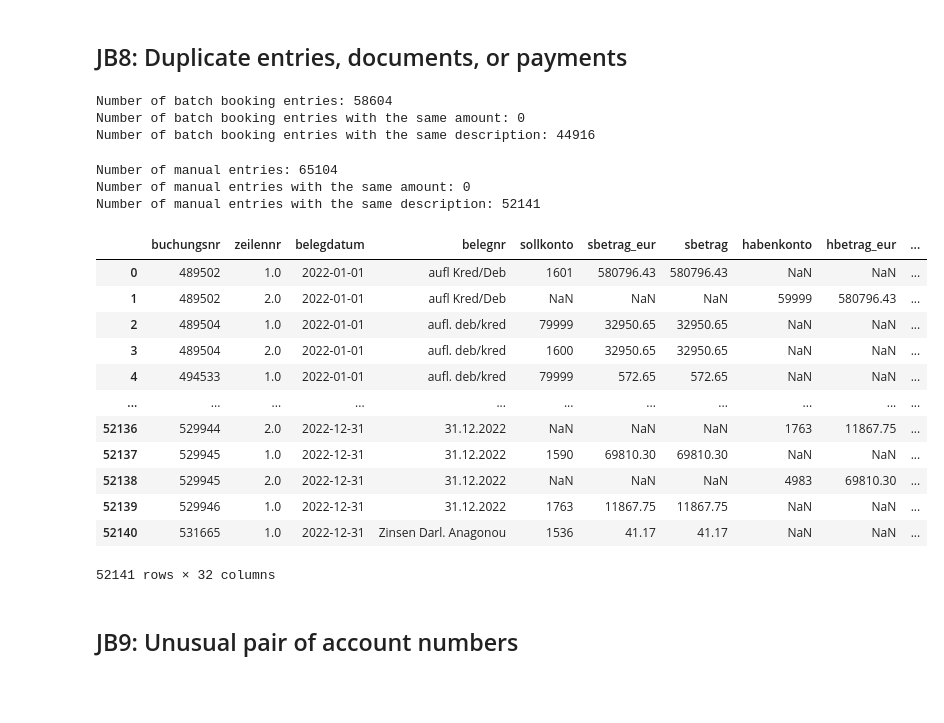
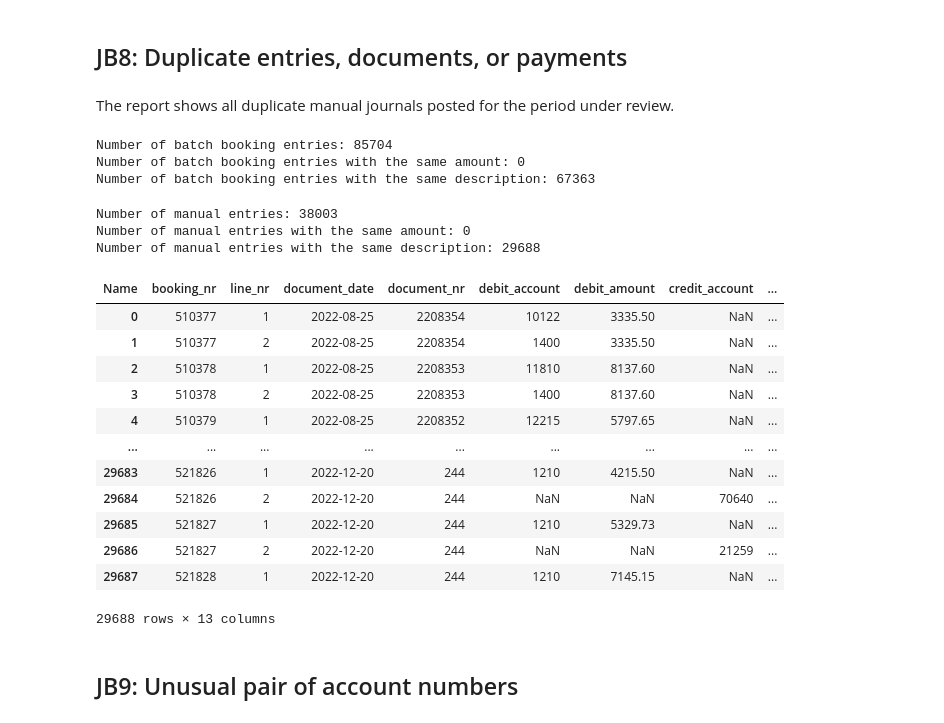
Before and after one commit to tlex-web/journal-entry-tests, a Jupyter notebook: JET.ipynb, the cells around one changed output. Drawn from its saved outputs; the diff is of its cells as text; code cells hidden in the pictures; blank space fills up the shorter version.

```diff
--- a/JET.ipynb
+++ b/JET.ipynb
@@ -1107,107 +1119,109 @@ else:
         f.write('No transactions with the same amount and account number')
 # %% [markdown]
 ## JB8: Duplicate entries, documents, or payments
+# %% [markdown]
+The report shows all duplicate manual journals posted for the period under review.
 # %%
 # create dataframe only with batch_booking journal entries
-df_batch_booking_entries = df_gl_.loc[df_gl_["belegherkunft"].str.lower() == "stapelbuchen"]
+df_batch_booking_entries = df_gl.loc[df_gl["document_source"].str.lower() == "stapelbuchen"]
 df_batch_booking_entries = df_batch_booking_entries.reset_index(drop=True)
 
 print(f"Number of batch booking entries: {len(df_batch_booking_entries)}")
 
 # filter all batch_booking transactions with the same amount
-df_batch_booking_same_amount = df_batch_booking_entries.loc[(df_batch_booking_entries["sbetrag_eur"] == df_batch_booking_entries["hbetrag_eur"])]
+df_batch_booking_same_amount = df_batch_booking_entries.loc[(df_batch_booking_entries["debit_amount"] == df_batch_booking_entries["credit_amount"])]
 df_batch_booking_same_amount = df_batch_booking_same_amount.reset_index(drop=True)
 
 print(f"Number of batch booking entries with the same amount: {len(df_batch_booking_same_amount)}")
 
 if df_batch_booking_same_amount.empty == False:
-    df_batch_booking_same_amount.to_excel('../JB8/batch_booking_same_amounts.xlsx', index=False)
+    df_batch_booking_same_amount.to_excel('./results/JB8/batch_booking_same_amounts.xlsx', index=False)
 else :
-    with open('../JB7/no_batch_booking_entries_with_same_amount.txt', 'w') as f:
+    with open('./results/JB8/no_batch_booking_entries_with_same_amount.txt', 'w') as f:
         f.write('No batch_booking entries with the same amount were found.')
 
 # filter all batch_booking transactions with the same description
-df_batch_booking_same_desc = df_batch_booking_entries.loc[(df_batch_booking_entries["buchungstext_left"].str.lower() == df_batch_booking_entries["buchungstext_left"].str.lower().shift(-1)) & (df_batch_booking_entries["buchungstext_left"].str.lower() != "nan")]
+df_batch_booking_same_desc = df_batch_booking_entries.loc[(df_batch_booking_entries["description"].str.lower() == df_batch_booking_entries["description"].str.lower().shift(-1)) & (df_batch_booking_entries["description"].str.lower() != "nan")]
 df_batch_booking_same_desc = df_batch_booking_same_desc.reset_index(drop=True)
 
 print(f"Number of batch booking entries with the same description: {len(df_batch_booking_same_desc)}")
 
 if df_batch_booking_same_desc.empty == False:
-    df_batch_booking_same_desc.to_excel('../JB8/batch_booking_same_desc.xlsx', sheet_name='batch booking same desc' ,index=False, header=True, float_format="%.2f", engine='xlsxwriter')
+    df_batch_booking_same_desc.to_excel('./results/JB8/batch_booking_same_desc.xlsx', sheet_name='batch booking same desc' ,index=False, header=True, float_format="%.2f", engine='xlsxwriter')
 else :
-    with open('../JB8/no_batch_booking_entries_with_same_desc.txt', 'w') as f:
+    with open('./results/JB8/no_batch_booking_entries_with_same_desc.txt', 'w') as f:
         f.write('No batch_booking entries with the same description were found.')
 # %% [output]
-Number of batch booking entries: 58604
+Number of batch booking entries: 85704
 Number of batch booking entries with the same amount: 0
-Number of batch booking entries with the same description: 44916
+Number of batch booking entries with the same description: 67363
 # %%
 # group by account number and sum the amounts
-df_batch_booking_entries_debit = df_batch_booking_entries.groupby(["sollkonto"]).agg({"sbetrag_eur": "sum", "hbetrag_eur": "sum"}).reset_index()
-df_batch_booking_entries_credit = df_batch_booking_entries.groupby(["habenkonto"]).agg({"sbetrag_eur": "sum", "hbetrag_eur": "sum"}).reset_index()
+df_batch_booking_entries_debit = df_batch_booking_entries.groupby(["debit_account"]).agg({"debit_amount": "sum", "credit_amount": "sum"}).reset_index()
+df_batch_booking_entries_credit = df_batch_booking_entries.groupby(["credit_account"]).agg({"debit_amount": "sum", "credit_amount": "sum"}).reset_index()
 
-df_batch_booking_entries_debit = df_batch_booking_entries_debit.rename(columns={"sollkonto": "account_number", "sbetrag_eur": "debit_amount", "hbetrag_eur": "credit_amount"})
-df_batch_booking_entries_credit = df_batch_booking_entries_credit.rename(columns={"habenkonto": "account_number", "sbetrag_eur": "debit_amount", "hbetrag_eur": "credit_amount"})
+df_batch_booking_entries_debit = df_batch_booking_entries_debit.rename(columns={"debit_account": "account_number", "debit_amount": "debit_amount", "credit_amount": "credit_amount"})
+df_batch_booking_entries_credit = df_batch_booking_entries_credit.rename(columns={"credit_account": "account_number", "debit_amount": "debit_amount", "credit_amount": "credit_amount"})
 
 if df_batch_booking_entries_debit.empty == False:
-    df_batch_booking_entries_debit.to_excel('../JB8/batch_booking_entries_debit.xlsx', sheet_name='batch booking entries debit' ,index=False, header=True, float_format="%.2f", engine='xlsxwriter')
+    df_batch_booking_entries_debit.to_excel('./results/JB8/batch_booking_entries_debit.xlsx', sheet_name='batch booking entries debit' ,index=False, header=True, float_format="%.2f", engine='xlsxwriter')
 else :
-    with open('../JB8/no_batch_booking_entries_debit.txt', 'w') as f:
+    with open('./results/JB8/no_batch_booking_entries_debit.txt', 'w') as f:
         f.write('No batch_booking entries with debit were found.')
 
 if df_batch_booking_entries_credit.empty == False:
-    df_batch_booking_entries_credit.to_excel('../JB8/batch_booking_entries_credit.xlsx', sheet_name='batch booking entries credit' ,index=False, header=True, float_format="%.2f", engine='xlsxwriter')
+    df_batch_booking_entries_credit.to_excel('./results/JB8/batch_booking_entries_credit.xlsx', sheet_name='batch booking entries credit' ,index=False, header=True, float_format="%.2f", engine='xlsxwriter')
 else :
-    with open('../JB8/no_batch_booking_entries_credit.txt', 'w') as f:
+    with open('./results/JB8/no_batch_booking_entries_credit.txt', 'w') as f:
         f.write('No batch_booking entries with credit were found.')
 # %%
 # create dataframe only with manual journal entries
-df_manual_booking_entries = df_gl_.loc[df_gl_["belegherkunft"].str.lower() != "stapelbuchen"]
+df_manual_booking_entries = df_gl.loc[df_gl["document_source"].str.lower() != "stapelbuchen"]
 df_manual_booking_entries = df_manual_booking_entries.reset_index(drop=True)
 
 print(f"Number of manual entries: {len(df_manual_booking_entries)}")
 
 # filter all manual_bookingly created transactions with the same amount
-df_manual_booking_same_amount = df_manual_booking_entries.loc[(df_manual_booking_entries["sbetrag_eur"] == df_manual_booking_entries["hbetrag_eur"])]
+df_manual_booking_same_amount = df_manual_booking_entries.loc[(df_manual_booking_entries["debit_amount"] == df_manual_booking_entries["credit_amount"])]
 df_manual_booking_same_amount = df_manual_booking_same_amount.reset_index(drop=True)
 
 print(f"Number of manual entries with the same amount: {len(df_manual_booking_same_amount)}")
 
 if df_manual_booking_same_amount.empty == False:
-    df_manual_booking_same_amount.to_excel('../JB8/manual_booking_same_amounts.xlsx', sheet_name='manual booking same amounts' ,index=False, header=True, float_format="%.2f", engine='xlsxwriter')
+    df_manual_booking_same_amount.to_excel('./results/JB8/manual_booking_same_amounts.xlsx', sheet_name='manual booking same amounts' ,index=False, header=True, float_format="%.2f", engine='xlsxwriter')
 else :
-    with open('../JB7/no_manual_booking_entries_with_same_amount.txt', 'w') as f:
+    with open('./results/JB8/no_manual_booking_entries_with_same_amount.txt', 'w') as f:
         f.write('No manual entries with the same amount were found.')
 
 # filter all manual_bookingly created transactions with the same description
-df_manual_booking_same_desc = df_manual_booking_entries.loc[(df_manual_booking_entries["buchungstext_left"].str.lower() == df_manual_booking_entries["buchungstext_left"].str.lower().shift(-1)) & (df_manual_booking_entries["buchungstext_left"].str.lower() != "nan")]
+df_manual_booking_same_desc = df_manual_booking_entries.loc[(df_manual_booking_entries["description"].str.lower() == df_manual_booking_entries["description"].str.lower().shift(-1)) & (df_manual_booking_entries["description"].str.lower() != "nan")]
 df_manual_booking_same_desc = df_manual_booking_same_desc.reset_index(drop=True)
 
 print(f"Number of manual entries with the same description: {len(df_manual_booking_same_desc)}")
 
 if df_manual_booking_same_desc.empty == False:
-    df_manual_booking_same_desc.to_excel('../JB8/manual_booking_same_desc.xlsx', sheet_name='manual booking same desc' ,index=False, header=True, float_format="%.2f", engine='xlsxwriter')
+    df_manual_booking_same_desc.to_excel('./results/JB8/manual_booking_same_desc.xlsx', sheet_name='manual booking same desc' ,index=False, header=True, float_format="%.2f", engine='xlsxwriter')
 else :
-    with open('../JB8/no_manual_booking_entries_with_same_desc.txt', 'w') as f:
+    with open('./results/JB8/no_manual_booking_entries_with_same_desc.txt', 'w') as f:
         f.write('No manual entries with the same description were found.')
 
 df_manual_booking_same_desc
 # %% [output]
-Number of manual entries: 65104
+Number of manual entries: 38003
 Number of manual entries with the same amount: 0
-Number of manual entries with the same description: 52141
+Number of manual entries with the same description: 29688
-|  | buchungsnr | zeilennr | belegdatum | belegnr | sollkonto | sbetrag_eur | sbetrag | habenkonto | hbetrag_eur | ... |
-| 0 | 489502 | 1.0 | 2022-01-01 | aufl Kred/Deb | 1601 | 580796.43 | 580796.43 | NaN | NaN | ... |
-| 1 | 489502 | 2.0 | 2022-01-01 | aufl Kred/Deb | NaN | NaN | NaN | 59999 | 580796.43 | ... |
-| 2 | 489504 | 1.0 | 2022-01-01 | aufl. deb/kred | 79999 | 32950.65 | 32950.65 | NaN | NaN | ... |
-| 3 | 489504 | 2.0 | 2022-01-01 | aufl. deb/kred | 1600 | 32950.65 | 32950.65 | NaN | NaN | ... |
-| 4 | 494533 | 1.0 | 2022-01-01 | aufl. deb/kred | 79999 | 572.65 | 572.65 | NaN | NaN | ... |
-| ... | ... | ... | ... | ... | ... | ... | ... | ... | ... | ... |
-| 52136 | 529944 | 2.0 | 2022-12-31 | 31.12.2022 | NaN | NaN | NaN | 1763 | 11867.75 | ... |
-| 52137 | 529945 | 1.0 | 2022-12-31 | 31.12.2022 | 1590 | 69810.30 | 69810.30 | NaN | NaN | ... |
-| 52138 | 529945 | 2.0 | 2022-12-31 | 31.12.2022 | NaN | NaN | NaN | 4983 | 69810.30 | ... |
-| 52139 | 529946 | 1.0 | 2022-12-31 | 31.12.2022 | 1763 | 11867.75 | 11867.75 | NaN | NaN | ... |
-| 52140 | 531665 | 1.0 | 2022-12-31 | Zinsen Darl. Anagonou | 1536 | 41.17 | 41.17 | NaN | NaN | ... |
+| Name | booking_nr | line_nr | document_date | document_nr | debit_account | debit_amount | credit_account | ... |
+| 0 | 510377 | 1 | 2022-08-25 | 2208354 | 10122 | 3335.50 | NaN | ... |
+| 1 | 510377 | 2 | 2022-08-25 | 2208354 | 1400 | 3335.50 | NaN | ... |
+| 2 | 510378 | 1 | 2022-08-25 | 2208353 | 11810 | 8137.60 | NaN | ... |
+| 3 | 510378 | 2 | 2022-08-25 | 2208353 | 1400 | 8137.60 | NaN | ... |
+| 4 | 510379 | 1 | 2022-08-25 | 2208352 | 12215 | 5797.65 | NaN | ... |
+| ... | ... | ... | ... | ... | ... | ... | ... | ... |
+| 29683 | 521826 | 1 | 2022-12-20 | 244 | 1210 | 4215.50 | NaN | ... |
+| 29684 | 521826 | 2 | 2022-12-20 | 244 | NaN | NaN | 70640 | ... |
+| 29685 | 521827 | 1 | 2022-12-20 | 244 | 1210 | 5329.73 | NaN | ... |
+| 29686 | 521827 | 2 | 2022-12-20 | 244 | NaN | NaN | 21259 | ... |
+| 29687 | 521828 | 1 | 2022-12-20 | 244 | 1210 | 7145.15 | NaN | ... |
-52141 rows × 32 columns
+29688 rows × 13 columns
 # %% [markdown]
 ## JB9: Unusual pair of account numbers
```
Also changed, not shown: parts of 42 cells of this notebook, 2 other files.
